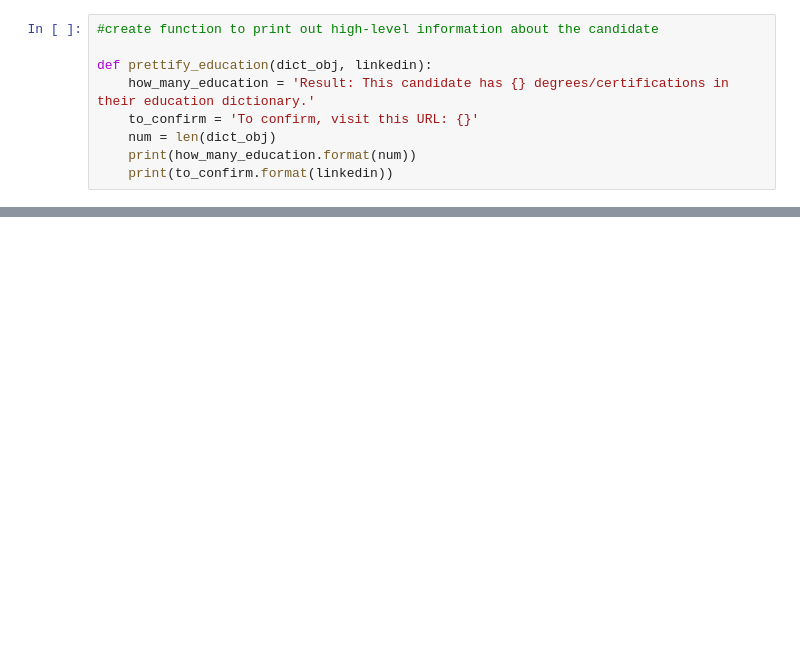
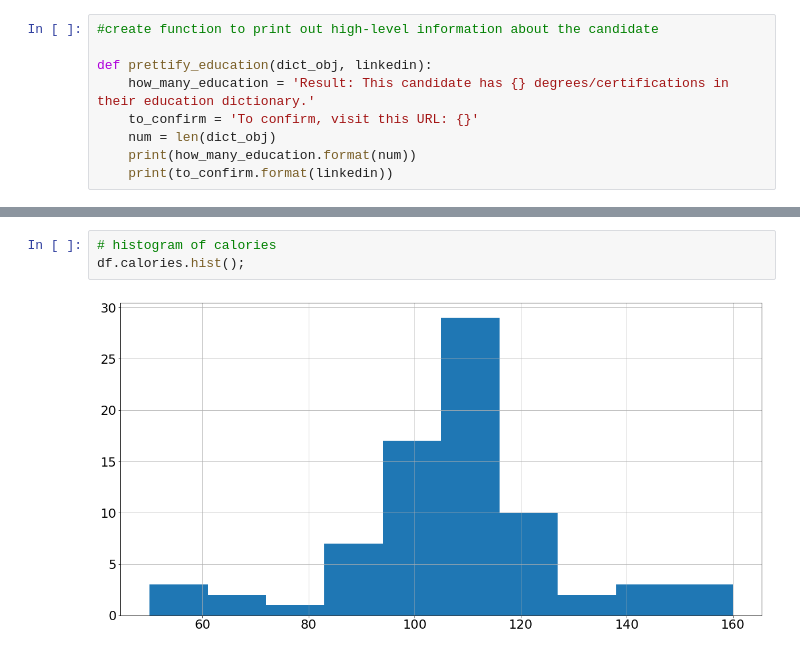
Before and after one commit to giggles-data-science/Python-3-DS, a Jupyter notebook: Understanding Data in Python 3.ipynb, the cells around one changed output, grey strips where cells are left out. Cells and saved outputs as stored; diff of their text form; blank space fills up the shorter version.

```diff
--- a/Understanding Data in Python 3.ipynb
+++ b/Understanding Data in Python 3.ipynb
@@ -399,0 +797,5 @@ def prettify_education(dict_obj, linkedin):
+# %%
+# histogram of calories
+df.calories.hist();
+# %% [output]
+[figure, added]
```
Also changed, not shown: parts of 56 cells of this notebook.
